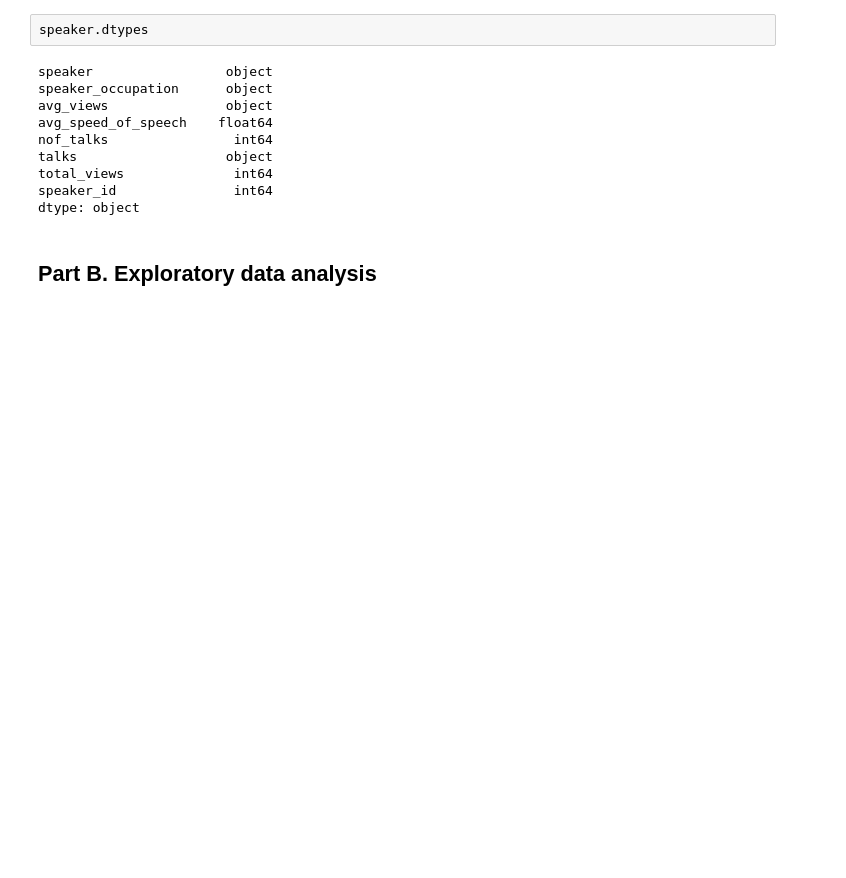
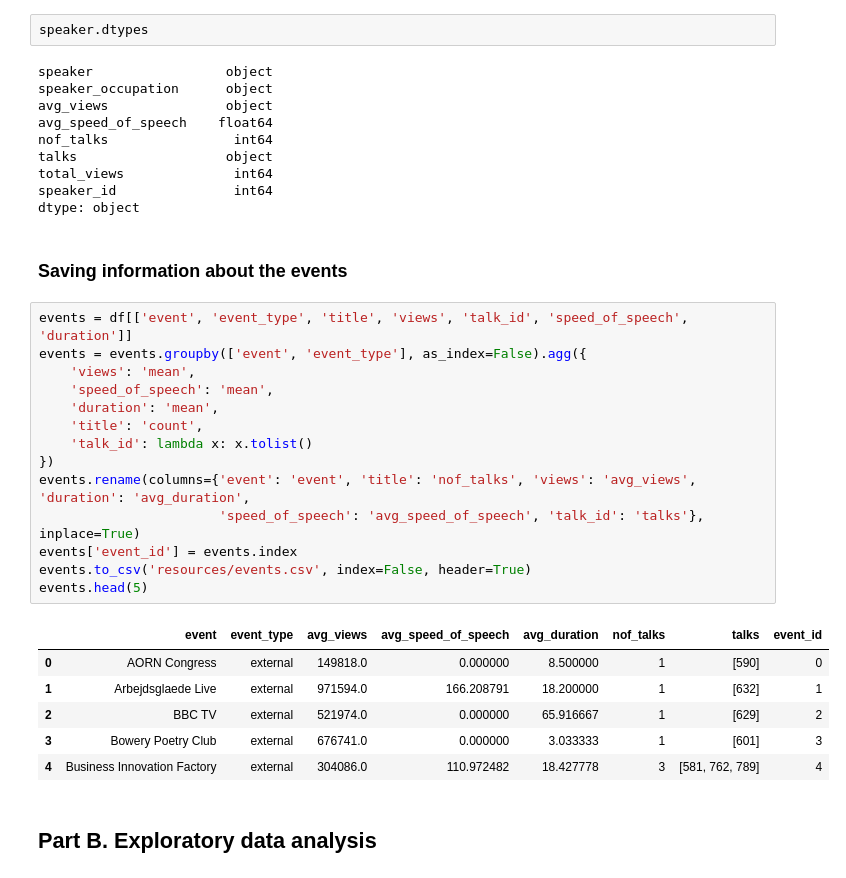
Before and after one commit to tedtalksviz/tedtalksviz.github.io, a Jupyter notebook: Exploratory data analysis.ipynb, the cells around one changed output. Drawn from its saved outputs; the diff is of its cells as text; blank space fills up the shorter version.

```diff
--- a/Exploratory data analysis.ipynb
+++ b/Exploratory data analysis.ipynb
@@ -555,6 +541,29 @@ talks                   object
 total_views              int64
 speaker_id               int64
 dtype: object
+# %% [markdown]
+### Saving information about the events
+# %%
+events = df[['event', 'event_type', 'title', 'views', 'talk_id', 'speed_of_speech', 'duration']]
+events = events.groupby(['event', 'event_type'], as_index=False).agg({
+    'views': 'mean',
+    'speed_of_speech': 'mean',
+    'duration': 'mean',
+    'title': 'count',
+    'talk_id': lambda x: x.tolist()
+})
+events.rename(columns={'event': 'event', 'title': 'nof_talks', 'views': 'avg_views', 'duration': 'avg_duration',
+                       'speed_of_speech': 'avg_speed_of_speech', 'talk_id': 'talks'}, inplace=True)
+events['event_id'] = events.index
+events.to_csv('resources/events.csv', index=False, header=True)
+events.head(5)
+# %% [output]
+|  | event | event_type | avg_views | avg_speed_of_speech | avg_duration | nof_talks | talks | event_id |
+| 0 | AORN Congress | external | 149818.0 | 0.000000 | 8.500000 | 1 | [590] | 0 |
+| 1 | Arbejdsglaede Live | external | 971594.0 | 166.208791 | 18.200000 | 1 | [632] | 1 |
+| 2 | BBC TV | external | 521974.0 | 0.000000 | 65.916667 | 1 | [629] | 2 |
+| 3 | Bowery Poetry Club | external | 676741.0 | 0.000000 | 3.033333 | 1 | [601] | 3 |
+| 4 | Business Innovation Factory | external | 304086.0 | 110.972482 | 18.427778 | 3 | [581, 762, 789] | 4 |
 # %% [markdown]
 ## Part B. Exploratory data analysis
 # %% [markdown]
```
Also changed, not shown: parts of 13 cells of this notebook, 3 other files.
